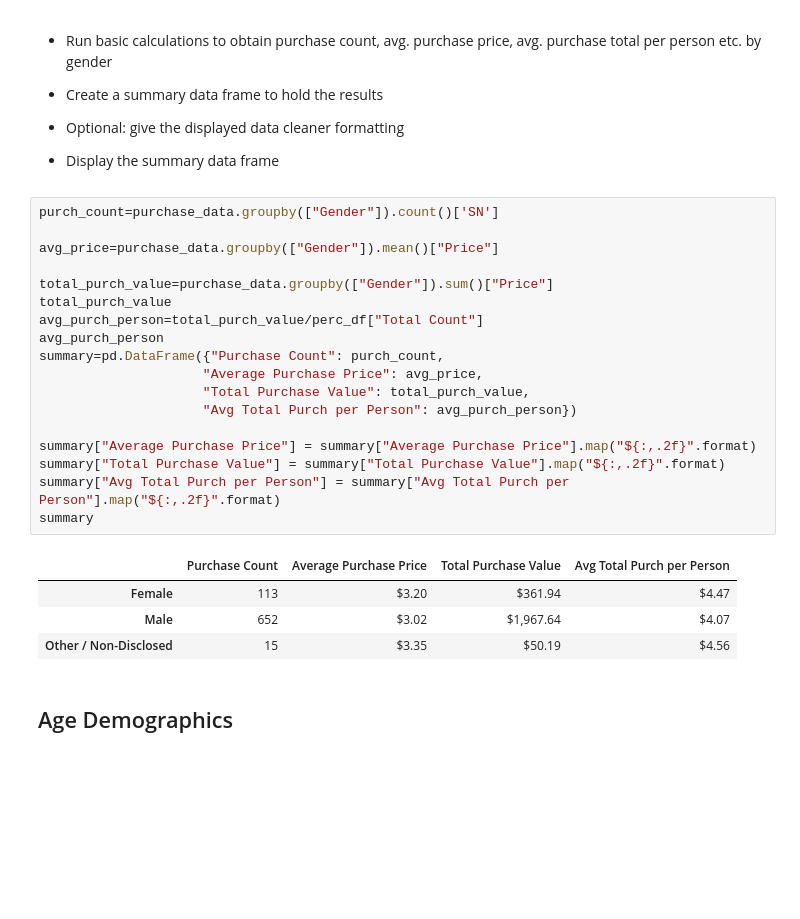
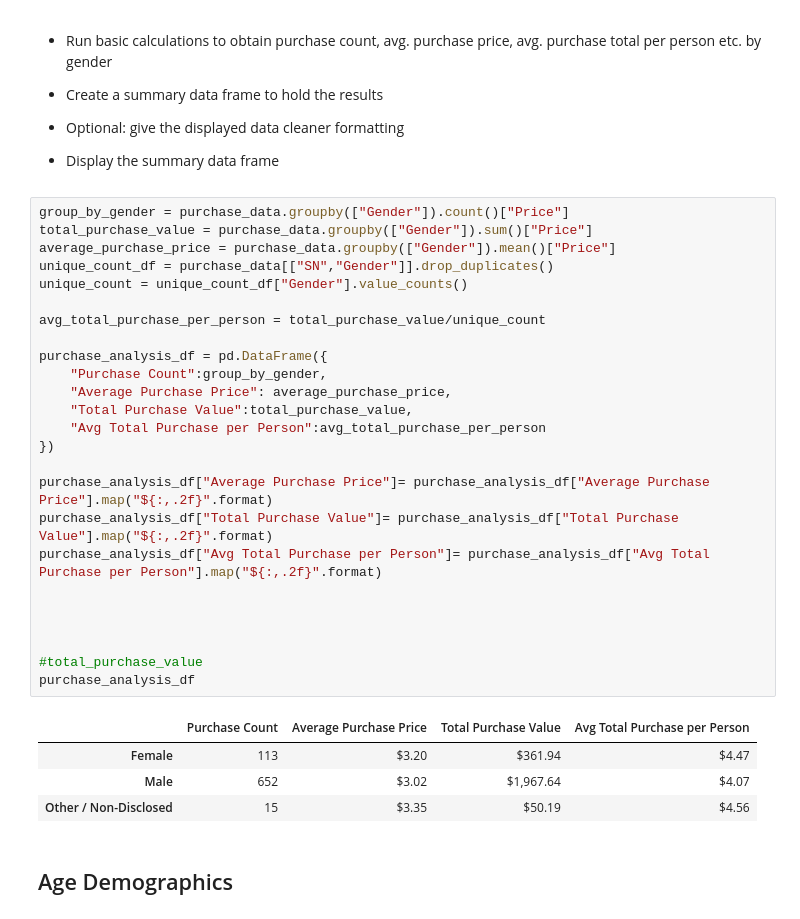
Before and after one commit to hinaabidi/pandas-challenge, a Jupyter notebook: HeroesOfPymoli/Homework_04-Pandas_Instructions_HeroesOfPymoli_HeroesOfPymoli_starter.ipynb, the cells around one changed output. Drawn from its saved outputs; the diff is of its cells as text; blank space fills up the shorter version.

```diff
--- a/HeroesOfPymoli/Homework_04-Pandas_Instructions_HeroesOfPymoli_HeroesOfPymoli_starter.ipynb
+++ b/HeroesOfPymoli/Homework_04-Pandas_Instructions_HeroesOfPymoli_HeroesOfPymoli_starter.ipynb
@@ -117,25 +117,32 @@ perc_df
 
 * Display the summary data frame
 # %%
-purch_count=purchase_data.groupby(["Gender"]).count()['SN']
+group_by_gender = purchase_data.groupby(["Gender"]).count()["Price"]
+total_purchase_value = purchase_data.groupby(["Gender"]).sum()["Price"]
+average_purchase_price = purchase_data.groupby(["Gender"]).mean()["Price"]
+unique_count_df = purchase_data[["SN","Gender"]].drop_duplicates()
+unique_count = unique_count_df["Gender"].value_counts()
 
-avg_price=purchase_data.groupby(["Gender"]).mean()["Price"]
+avg_total_purchase_per_person = total_purchase_value/unique_count
 
-total_purch_value=purchase_data.groupby(["Gender"]).sum()["Price"]
-total_purch_value
-avg_purch_person=total_purch_value/perc_df["Total Count"]
-avg_purch_person
-summary=pd.DataFrame({"Purchase Count": purch_count,
-                     "Average Purchase Price": avg_price,
-                     "Total Purchase Value": total_purch_value,
-                     "Avg Total Purch per Person": avg_purch_person})
+purchase_analysis_df = pd.DataFrame({
+    "Purchase Count":group_by_gender,
+    "Average Purchase Price": average_purchase_price,
+    "Total Purchase Value":total_purchase_value,
+    "Avg Total Purchase per Person":avg_total_purchase_per_person
+})
 
-summary["Average Purchase Price"] = summary["Average Purchase Price"].map("${:,.2f}".format)
-summary["Total Purchase Value"] = summary["Total Purchase Value"].map("${:,.2f}".format)
-summary["Avg Total Purch per Person"] = summary["Avg Total Purch per Person"].map("${:,.2f}".format)
-summary
+purchase_analysis_df["Average Purchase Price"]= purchase_analysis_df["Average Purchase Price"].map("${:,.2f}".format)
+purchase_analysis_df["Total Purchase Value"]= purchase_analysis_df["Total Purchase Value"].map("${:,.2f}".format)
+purchase_analysis_df["Avg Total Purchase per Person"]= purchase_analysis_df["Avg Total Purchase per Person"].map("${:,.2f}".format)
+
+
+
+
+#total_purchase_value
+purchase_analysis_df
 # %% [output]
-|  | Purchase Count | Average Purchase Price | Total Purchase Value | Avg Total Purch per Person |
+|  | Purchase Count | Average Purchase Price | Total Purchase Value | Avg Total Purchase per Person |
 | Female | 113 | $3.20 | $361.94 | $4.47 |
 | Male | 652 | $3.02 | $1,967.64 | $4.07 |
 | Other / Non-Disclosed | 15 | $3.35 | $50.19 | $4.56 |
```
Also changed, not shown: 1 other file.
